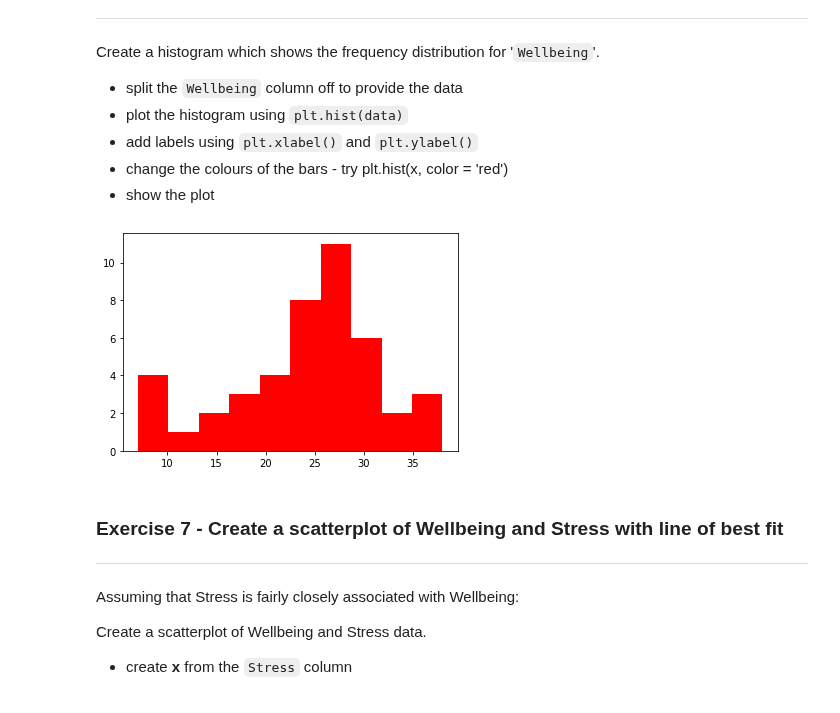
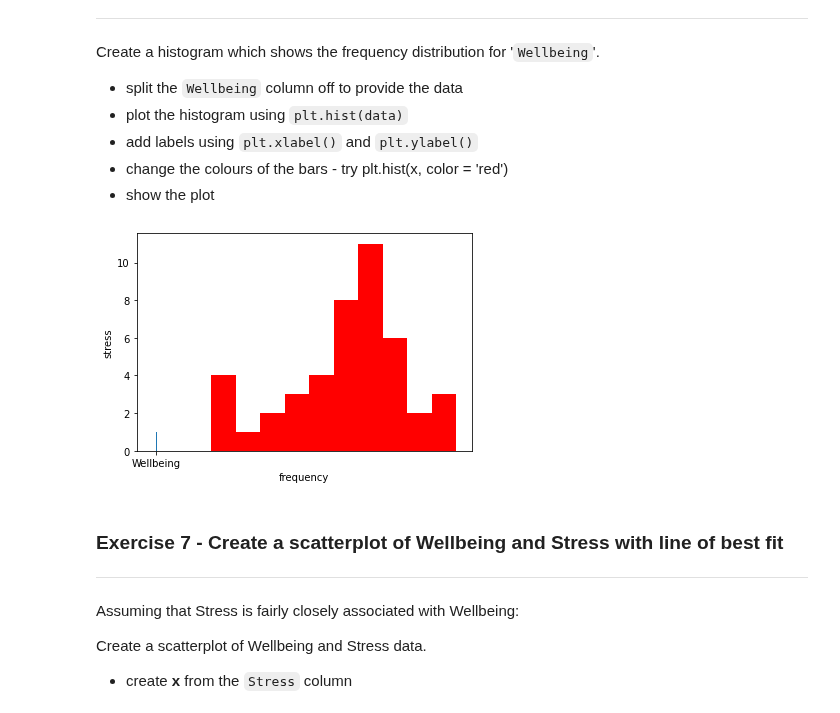
Before and after one commit to RautenM/PythonFundamentals, a Jupyter notebook: Worksheets/7_1_Visualisation_with_matplotlib.ipynb, the cells around one changed output. Drawn from its saved outputs; the diff is of its cells as text; code cells hidden in the pictures.

```diff
--- a/Worksheets/7_1_Visualisation_with_matplotlib.ipynb
+++ b/Worksheets/7_1_Visualisation_with_matplotlib.ipynb
@@ -248,23 +248,23 @@ Create a histogram which shows the frequency distribution for '`Wellbeing`'.
 # %%
 import pandas as pd
 import matplotlib.pyplot as plt
 
 
 
 url = ("https://github.com/lilaceri/Working-with-data-/blob/b157a2feceb7709cf82426932385706d65446270/Data%20Sets%20for%20code%20divisio/Positive_Psychology_2017.csv?raw=true")
 df = pd.read_csv(url)
 df
 
 wellbeing = df['Wellbeing']
-data = "Stress"
+data = "Wellbeing"
 
 plt.hist(data)
-plt.xlabel('Wellbeing')
+plt.xlabel('frequency')
 plt.ylabel('stress')
 plt.hist(wellbeing,color = 'red')
 plt.show()
 # %% [output]
-[figure, old version]
+[figure, new version]
 # %% [markdown]
 ### Exercise 7 - Create a scatterplot of Wellbeing and Stress with line of best fit
 ---
```
